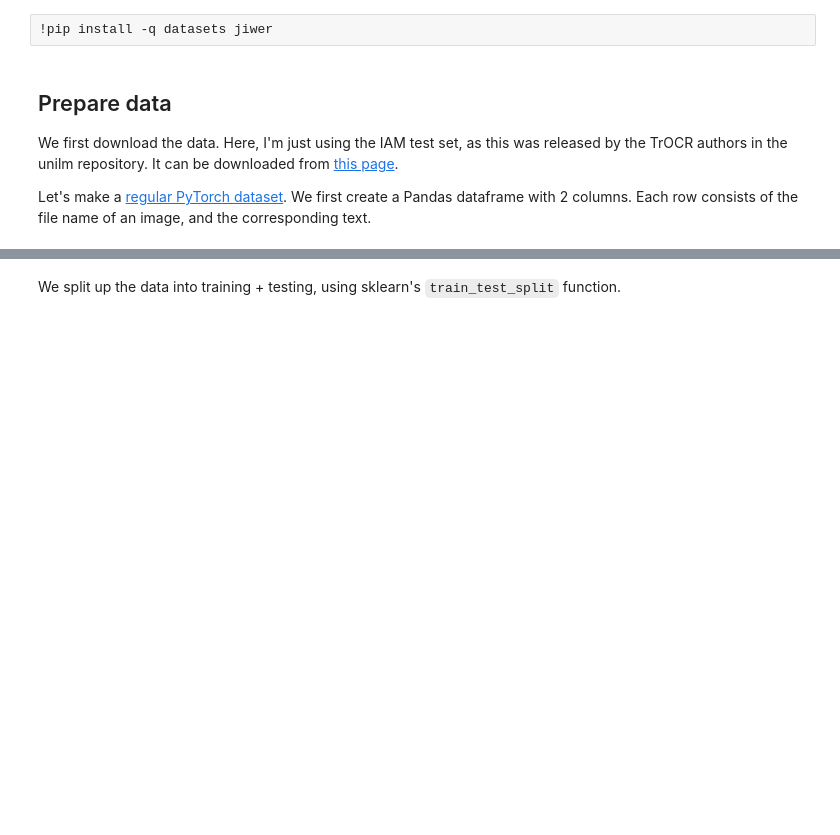
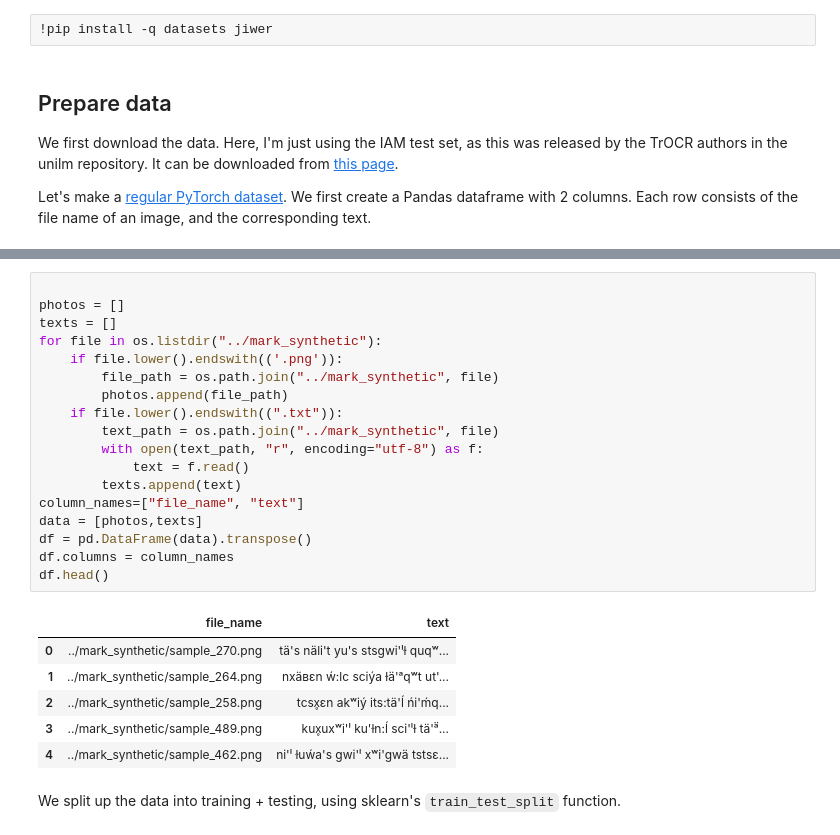
Before and after one commit to bess-days/colrc-ocr-model, a Jupyter notebook: scripts/OCR_model.ipynb, the cells around one changed output, grey strips where cells are left out. Saved outputs shown, nothing was run; the diff lists cells and outputs as text; blank space fills up the shorter version.

```diff
--- a/scripts/OCR_model.ipynb
+++ b/scripts/OCR_model.ipynb
@@ -172,3 +73,28 @@ df.head()
+# %%
+
+photos = []
+texts = []
+for file in os.listdir("../mark_synthetic"):
+    if file.lower().endswith(('.png')):
+        file_path = os.path.join("../mark_synthetic", file)
+        photos.append(file_path)
+    if file.lower().endswith((".txt")):
+        text_path = os.path.join("../mark_synthetic", file)
+        with open(text_path, "r", encoding="utf-8") as f:
+            text = f.read()
+        texts.append(text)
+column_names=["file_name", "text"]
+data = [photos,texts]
+df = pd.DataFrame(data).transpose()
+df.columns = column_names
+df.head()
+# %% [output]
+|  | file_name | text |
+| 0 | ../mark_synthetic/sample_270.png | tä's näli't yu's stsgwi'ˡɫ quqʷ... |
+| 1 | ../mark_synthetic/sample_264.png | nxäʙɛn ẃ:lc sciýa ɫä'ᵃqʷt ut'... |
+| 2 | ../mark_synthetic/sample_258.png | tcsx̥ɛn akʷiý its:tä'ĺ ńi'ḿq... |
+| 3 | ../mark_synthetic/sample_489.png | kux̥uxʷi'ˡ ku'ɫn:ĺ sci'ˡɫ tä'ᵃ̈... |
+| 4 | ../mark_synthetic/sample_462.png | ni'ˡ ɫuẃa's gwi'ˡ xʷi'gwä tstsɛ... |
 # %% [markdown]
 We split up the data into training + testing, using sklearn's `train_test_split` function.
 # %%
```
Also changed, not shown: parts of 10 cells of this notebook, 6 other files.
